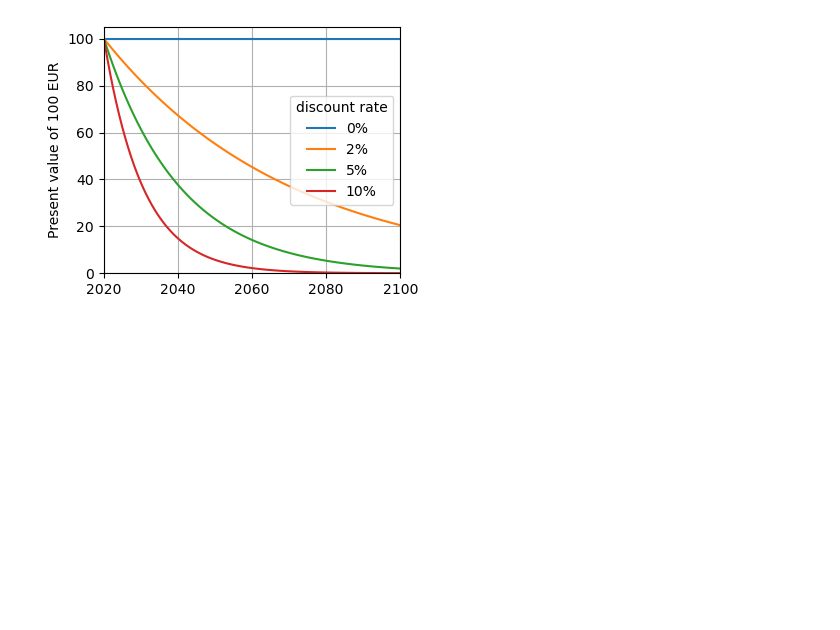
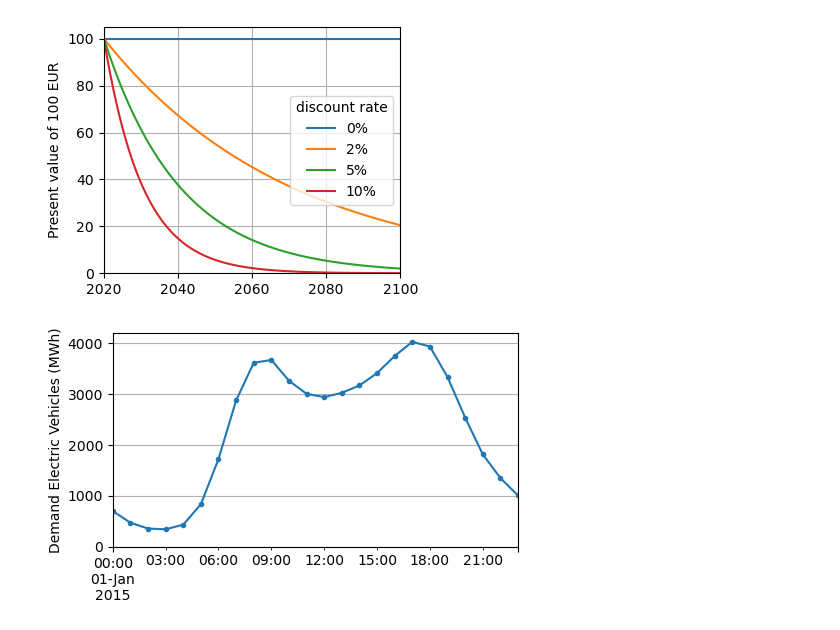
Before and after one commit to martavp/integrated-energy-grids, a Jupyter notebook: Lectures/Drawings_lectures.ipynb, the cells around one changed output. Drawn from its saved outputs; the diff is of its cells as text; code cells hidden in the pictures; blank space fills up the shorter version.

```diff
--- a/Lectures/Drawings_lectures.ipynb
+++ b/Lectures/Drawings_lectures.ipynb
@@ -350,3 +351,20 @@ plt.ylim([0,105])
 plt.savefig('fig18.png')
 # %% [output]
 [figure]
+# %%
+plt.rcParams["figure.figsize"] = [4, 3]
+plt.rcParams["figure.autolayout"] = True
+
+data_el_EV = pd.read_csv('../integrated-energy-grids/problems/data/EV_electricity_demand.csv',sep=';')
+data_el_EV.index = pd.DatetimeIndex(data_el_EV['utc_time'])
+
+to_plot = data_el_EV['PRT'].loc["2015-01-01"]
+ax = to_plot.plot(figsize=(5, 3), marker='.')
+plt.grid()
+plt.ylabel('Demand Electric Vehicles (MWh)')
+plt.xlabel('')
+plt.xlim([data_el_EV.index[0], data_el_EV.index[23]])
+plt.ylim([0,4200])
+plt.savefig('fig19.png')
+# %% [output]
+[figure, added]
```
Also changed, not shown: parts of 5 cells of this notebook, 1 other file.
